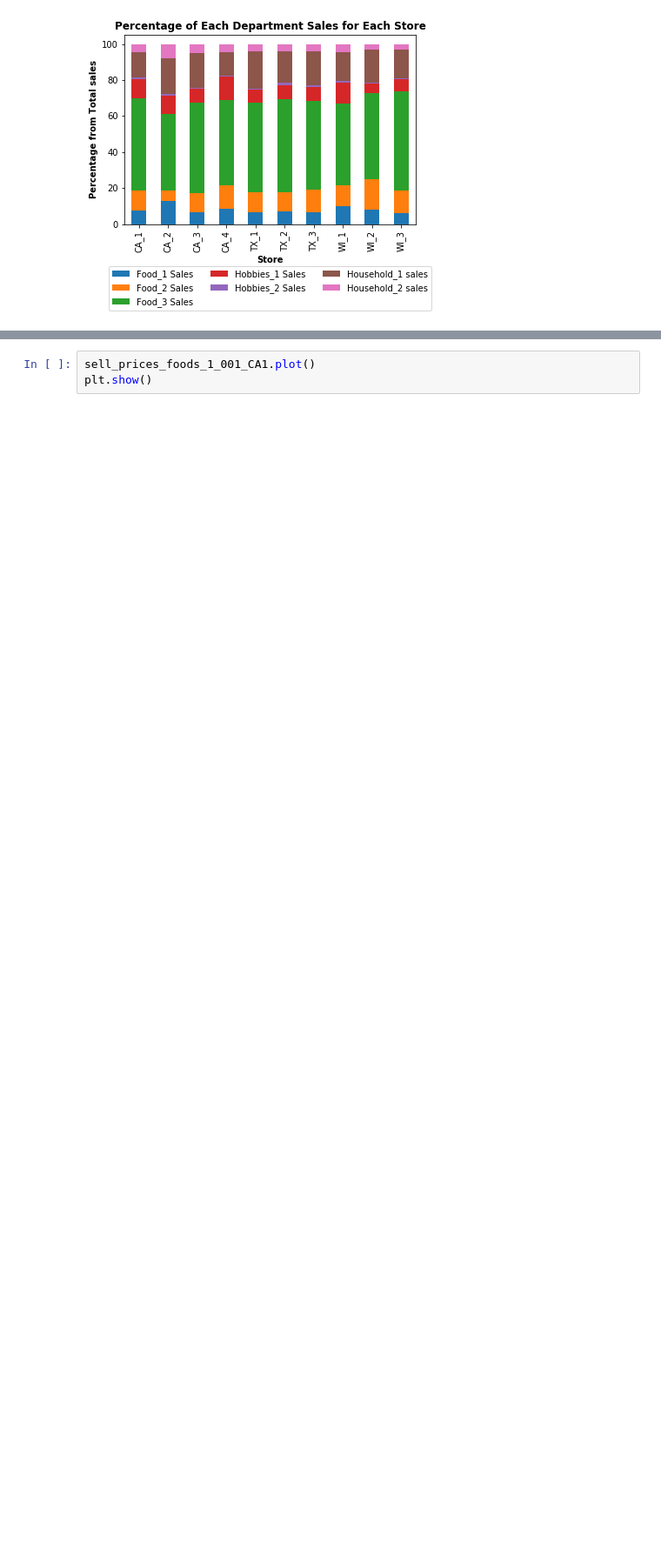
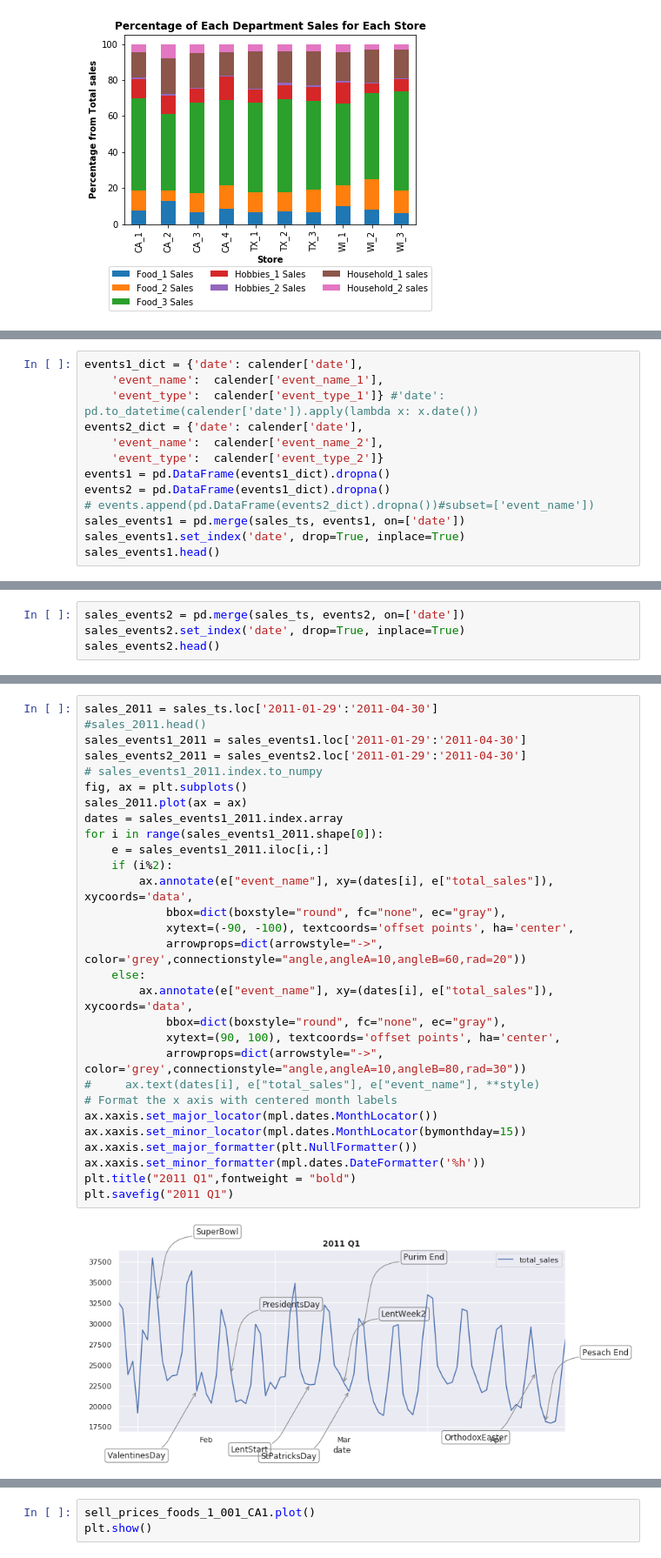
Before and after one commit to rka97/BigDataM5Project, a Jupyter notebook: code/data_exploration.ipynb, the cells around one changed output, grey strips where cells are left out. Shown at 87% size. Cells and saved outputs as stored; diff of their text form; blank space fills up the shorter version.

```diff
--- a/code/data_exploration.ipynb
+++ b/code/data_exploration.ipynb
@@ -365,0 +388,13 @@ plt.savefig("Percentage of Each Department Sales for Each Store.png")
+# %%
+events1_dict = {'date': calender['date'],
+    'event_name':  calender['event_name_1'],
+    'event_type':  calender['event_type_1']} #'date':  pd.to_datetime(calender['date']).apply(lambda x: x.date())
+events2_dict = {'date': calender['date'],
+    'event_name':  calender['event_name_2'],
+    'event_type':  calender['event_type_2']}
+events1 = pd.DataFrame(events1_dict).dropna()
+events2 = pd.DataFrame(events1_dict).dropna()
+# events.append(pd.DataFrame(events2_dict).dropna())#subset=['event_name'])
+sales_events1 = pd.merge(sales_ts, events1, on=['date'])
+sales_events1.set_index('date', drop=True, inplace=True)
+sales_events1.head()
@@ -365,0 +409,4 @@ plt.savefig("Percentage of Each Department Sales for Each Store.png")
+# %%
+sales_events2 = pd.merge(sales_ts, events2, on=['date'])
+sales_events2.set_index('date', drop=True, inplace=True)
+sales_events2.head()
@@ -365,0 +421,31 @@ plt.savefig("Percentage of Each Department Sales for Each Store.png")
+# %%
+sales_2011 = sales_ts.loc['2011-01-29':'2011-04-30']
+#sales_2011.head()
+sales_events1_2011 = sales_events1.loc['2011-01-29':'2011-04-30']
+sales_events2_2011 = sales_events2.loc['2011-01-29':'2011-04-30']
+# sales_events1_2011.index.to_numpy
+fig, ax = plt.subplots()
+sales_2011.plot(ax = ax)
+dates = sales_events1_2011.index.array
+for i in range(sales_events1_2011.shape[0]):
+    e = sales_events1_2011.iloc[i,:]
+    if (i%2):
+        ax.annotate(e["event_name"], xy=(dates[i], e["total_sales"]),  xycoords='data',
+            bbox=dict(boxstyle="round", fc="none", ec="gray"),
+            xytext=(-90, -100), textcoords='offset points', ha='center',
+            arrowprops=dict(arrowstyle="->", color='grey',connectionstyle="angle,angleA=10,angleB=60,rad=20"))
+    else:
+        ax.annotate(e["event_name"], xy=(dates[i], e["total_sales"]),  xycoords='data',
+            bbox=dict(boxstyle="round", fc="none", ec="gray"),
+            xytext=(90, 100), textcoords='offset points', ha='center',
+            arrowprops=dict(arrowstyle="->", color='grey',connectionstyle="angle,angleA=10,angleB=80,rad=30"))
+#     ax.text(dates[i], e["total_sales"], e["event_name"], **style)
+# Format the x axis with centered month labels
+ax.xaxis.set_major_locator(mpl.dates.MonthLocator())
+ax.xaxis.set_minor_locator(mpl.dates.MonthLocator(bymonthday=15))
+ax.xaxis.set_major_formatter(plt.NullFormatter())
+ax.xaxis.set_minor_formatter(mpl.dates.DateFormatter('%h'))
+plt.title("2011 Q1",fontweight = "bold")
+plt.savefig("2011 Q1")
+# %% [output]
+[figure, added]
```
Also changed, not shown: parts of 14 cells of this notebook, 6 other files.
